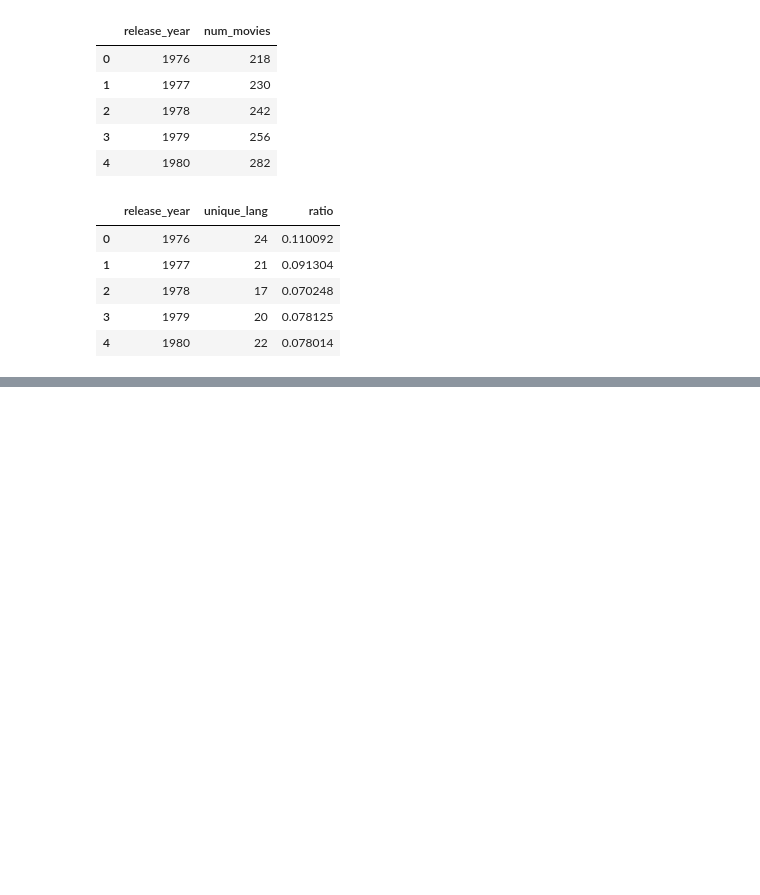
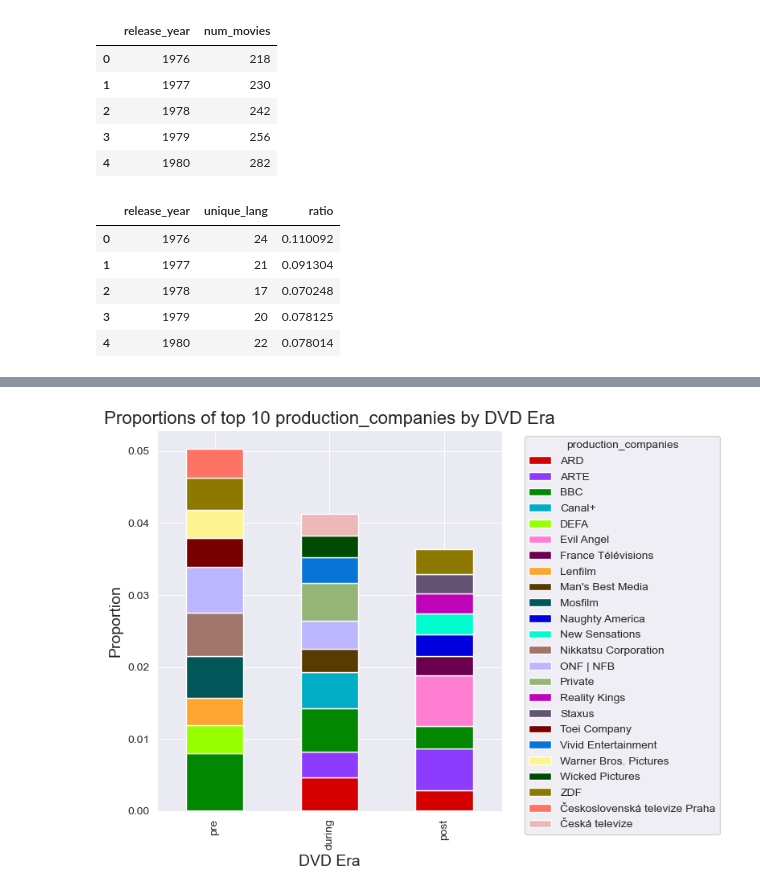
Before and after one commit to epfl-ada/ada-2024-project-databand, a Jupyter notebook: data_overview_CS.ipynb, the cells around one changed output, grey strips where cells are left out. Drawn from its saved outputs; the diff is of its cells as text; code cells hidden in the pictures; blank space fills up the shorter version.

```diff
--- a/data_overview_CS.ipynb
+++ b/data_overview_CS.ipynb
@@ -50,6 +52,7 @@ after select columns (43915, 5)
 # from clean data files, creates a dataframe with CMU + plots & TMDB movies
 %run src/data/process_data.py
 df_combined = create_cmu_tmdb_dataset('data/processed/movies.csv','data/processed/plot_summaries.csv', 'data/processed/TMDB_clean.csv', 'inner')
+df_tmdb = create_tmdb_dataset('data/processed/TMDB_clean.csv')
 # %%
 df_combined.info()
 # %% [output]
@@ -208,0 +169,5 @@ df_combined[df_combined['budget']>0].groupby('dvd_era').agg(mean_rev=('budget',
+# %%
+top_10_prod_companies = top_proportions_per_era(df_tmdb, 'production_companies', 10, islist=True)
+plot_top_proportions_per_era(top_10_prod_companies, 'production_companies', 10)
+# %% [output]
+[figure, added]
```
Also changed, not shown: parts of 26 cells of this notebook, 1 other file.
